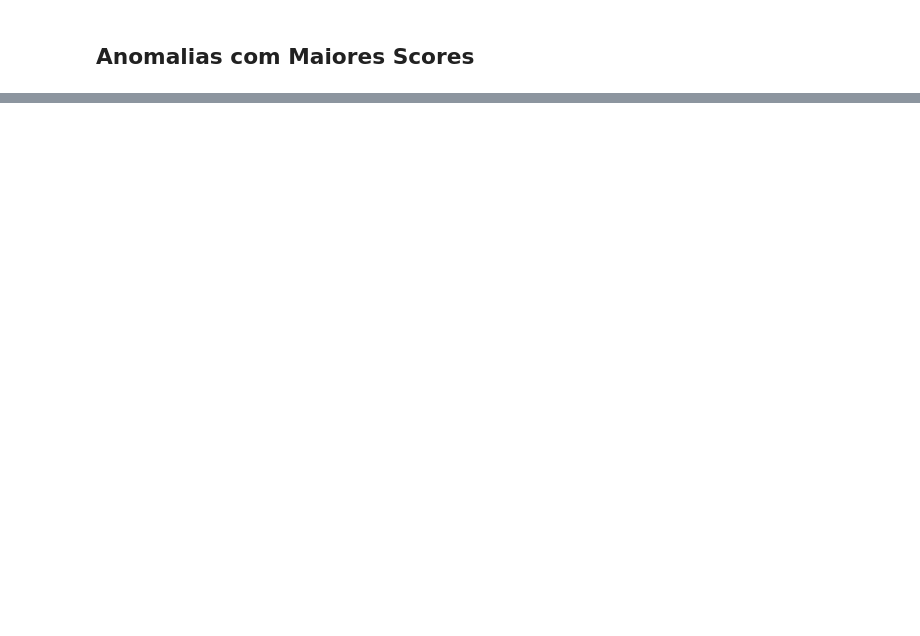
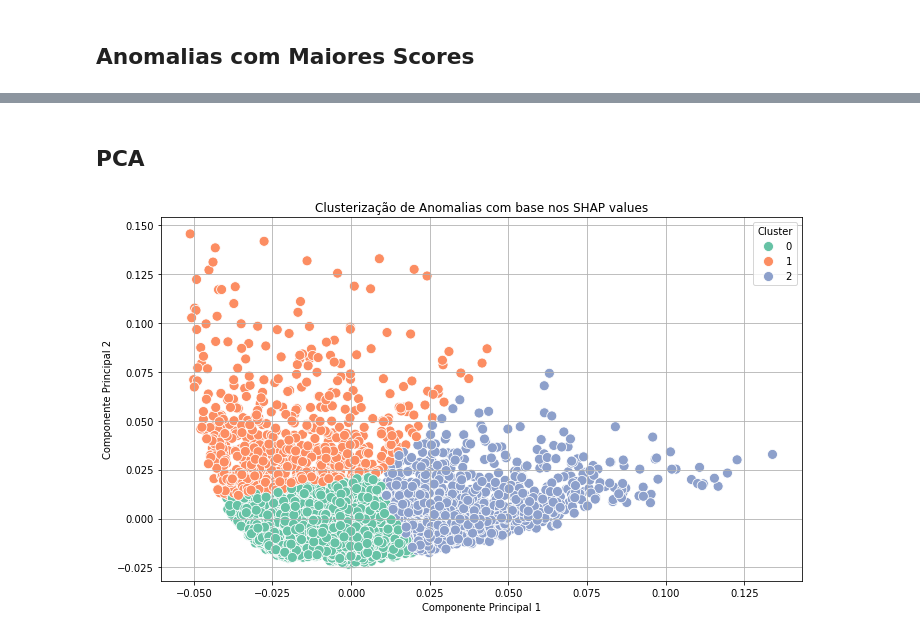
Before and after one commit to AlexandreSaback/tcc_anomaly_detection, a Jupyter notebook: explorations/AD_05_AnomalyScores.ipynb, the cells around one changed output, grey strips where cells are left out. Saved outputs shown, nothing was run; the diff lists cells and outputs as text; code cells hidden in the pictures; blank space fills up the shorter version.

```diff
--- a/explorations/AD_05_AnomalyScores.ipynb
+++ b/explorations/AD_05_AnomalyScores.ipynb
@@ -332,0 +625,28 @@ plt.show()
+# %% [markdown]
+## PCA
+# %%
+pca = PCA(n_components=2)
+shap_pca = pca.fit_transform(shap_df)
+# %%
+shap_pca_df = pd.DataFrame(shap_pca, columns=['PC1', 'PC2'], index=complete_predictions.index)
+# %%
+cluster_data = shap_pca_df.values
+
+best_prediction = return_best_kmeans_prediction(
+    data=cluster_data,
+    n_range=5,
+    debug=False)
+# %%
+shap_pca_df["cluster"] = best_prediction
+# %%
+plt.figure(figsize=(10, 6))
+sns.scatterplot(data=shap_pca_df, x='PC1', y='PC2', hue='cluster', palette='Set2', s=100)
+plt.title('Clusterização de Anomalias com base nos SHAP values')
+plt.xlabel('Componente Principal 1')
+plt.ylabel('Componente Principal 2')
+plt.legend(title='Cluster')
+plt.grid(True)
+plt.tight_layout()
+plt.show()
+# %% [output]
+[figure, added]
```
Also changed, not shown: parts of 32 cells of this notebook, 3 other files.
